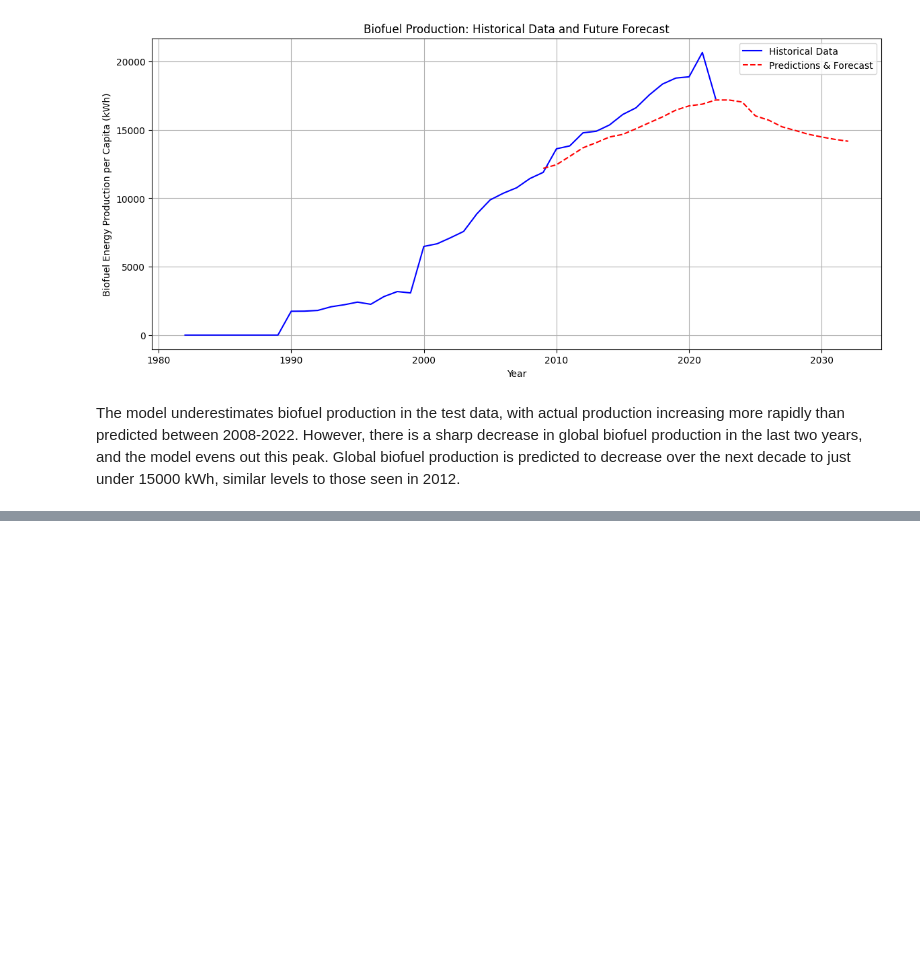
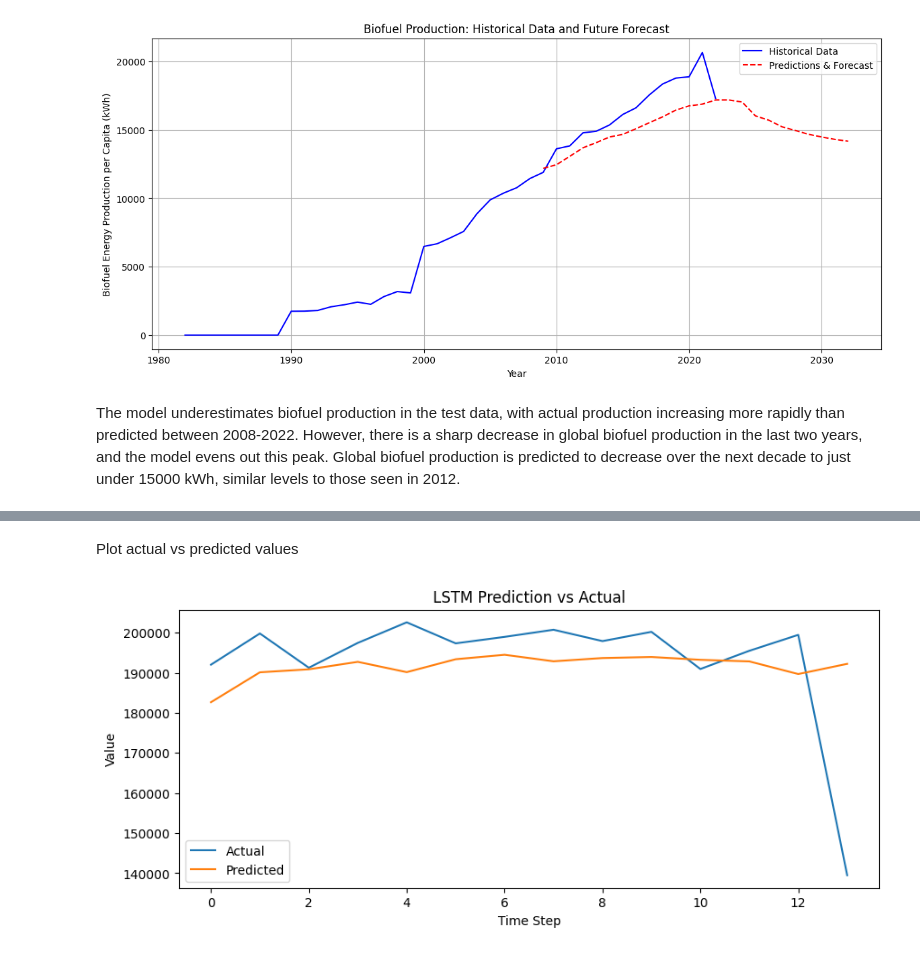
Before and after one commit to KMarsh-code/global-renewable-energy-analysis, a Jupyter notebook: jupyter_notebooks/2_renewable_energy_hypothesis_testing.ipynb, the cells around one changed output, grey strips where cells are left out. Saved outputs shown, nothing was run; the diff lists cells and outputs as text; code cells hidden in the pictures; blank space fills up the shorter version.

```diff
--- a/jupyter_notebooks/2_renewable_energy_hypothesis_testing.ipynb
+++ b/jupyter_notebooks/2_renewable_energy_hypothesis_testing.ipynb
@@ -696,3 +696,18 @@ Best accuracy of: -1.023135 using {'batch_size': 80, 'max_epochs': 100, 'optimiz
 -16.707173 (10.736198) with: {'batch_size': 100, 'max_epochs': 100, 'optimizer__lr': 0.1}
 # %% [markdown]
 Define and train the model using the best parameters identified
+# %%
+#set up the model as a class
+class LSTMModel_2(nn.Module):
+    def __init__(self, input_size, hidden_size, num_layers, output_size, dropout=0.2):
+        super(LSTMModel_2, self).__init__()
+        self.lstm = nn.LSTM(input_size, hidden_size, num_layers, batch_first=True, dropout=dropout)
+        self.linear = nn.Linear(hidden_size, output_size)
+
+    def forward(self, x):
+        out, _ = self.lstm(x)
+        out = self.linear(out[:, -1, :])
+        return out
+
+device = torch.device('cuda' if torch.cuda.is_available() else 'cpu')#uses gpu if available, otherwise cpu
+print(device)
@@ -895,0 +1096,22 @@ The model underestimates biofuel production in the test data, with actual produc
+# %% [markdown]
+Plot actual vs predicted values
+# %%
+model_2.eval()
+with torch.no_grad():
+  predictions = model_2(X_test).squeeze().numpy() # Predict on test set
+
+# Inverse transform to original scale
+y_test_inv = scaler.inverse_transform(y_test.reshape(-1, 1))
+predictions_inv = scaler.inverse_transform(predictions.reshape(-1, 1))
+
+# Plot actual vs predicted
+plt.figure(figsize=(10, 4))
+plt.plot(y_test_inv, label='Actual')
+plt.plot(predictions_inv, label='Predicted')
+plt.title("LSTM Prediction vs Actual")
+plt.xlabel("Time Step")
+plt.ylabel("Value")
+plt.legend()
+plt.show()
+# %% [output]
+[figure, added]
```
Also changed, not shown: parts of 25 cells of this notebook.
